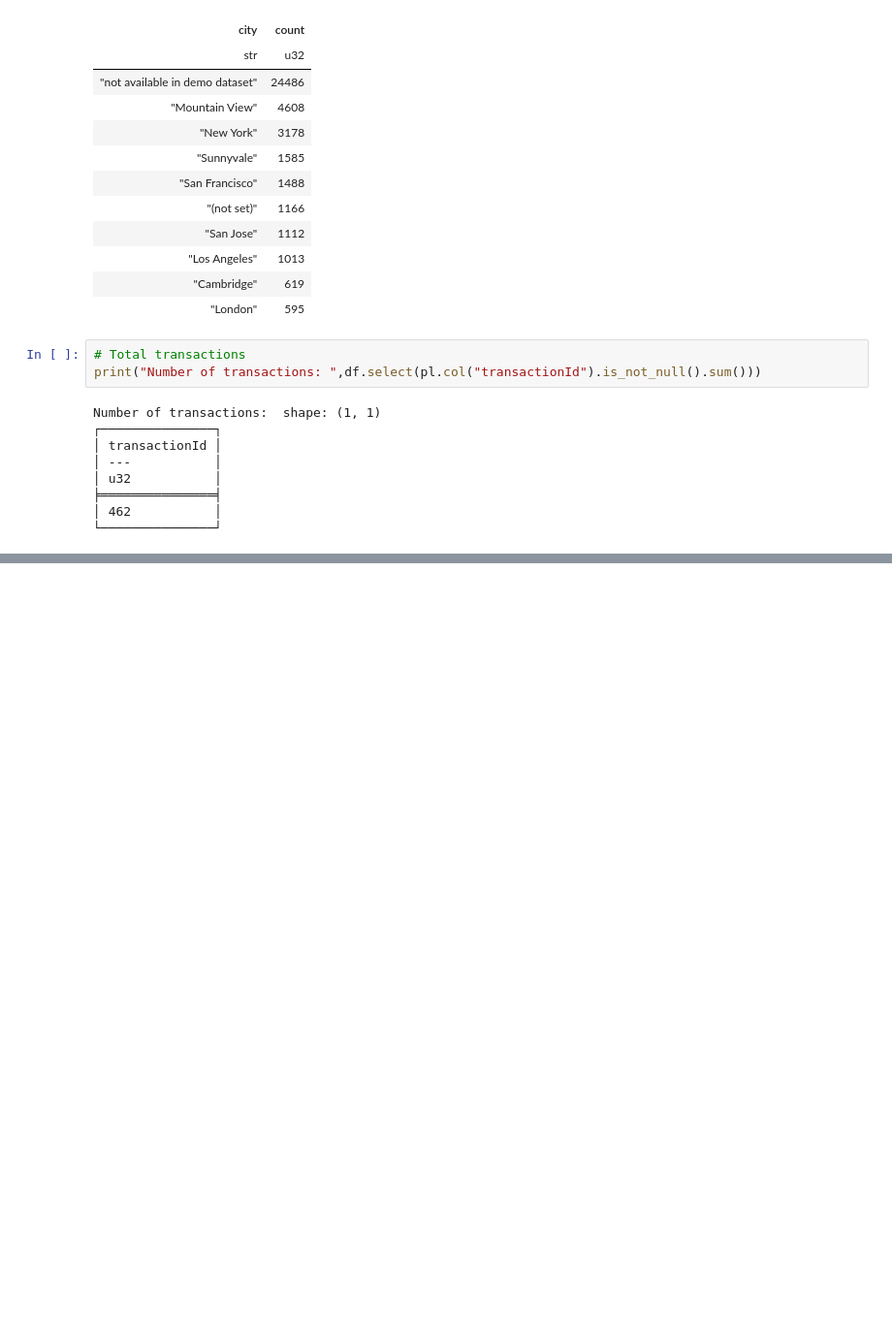
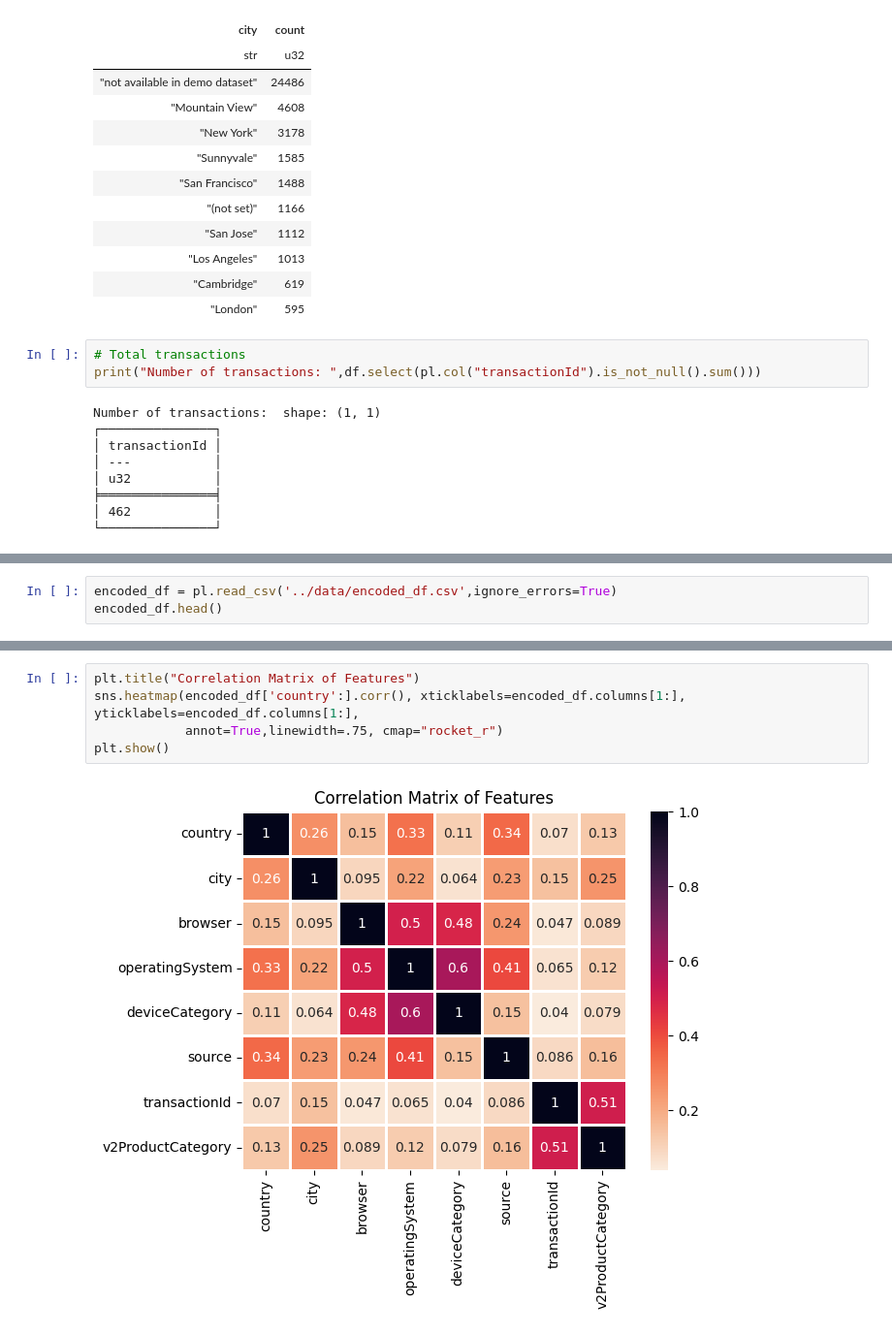
Before and after one commit to Andrew-Bordei/Data-Science, a Jupyter notebook: recommendation_system/notebooks/eda.ipynb, the cells around one changed output, grey strips where cells are left out. Shown at 97% size. Cells and saved outputs as stored; diff of their text form; blank space fills up the shorter version.

```diff
--- a/recommendation_system/notebooks/eda.ipynb
+++ b/recommendation_system/notebooks/eda.ipynb
@@ -191,0 +191,3 @@ shape: (97, 2)
+# %%
+encoded_df = pl.read_csv('../data/encoded_df.csv',ignore_errors=True)
+encoded_df.head()
@@ -191,0 +203,7 @@ shape: (97, 2)
+# %%
+plt.title("Correlation Matrix of Features")
+sns.heatmap(encoded_df['country':].corr(), xticklabels=encoded_df.columns[1:], yticklabels=encoded_df.columns[1:],
+            annot=True,linewidth=.75, cmap="rocket_r")
+plt.show()
+# %% [output]
+[figure, added]
```
Also changed, not shown: parts of 10 cells of this notebook, 2 other files.
